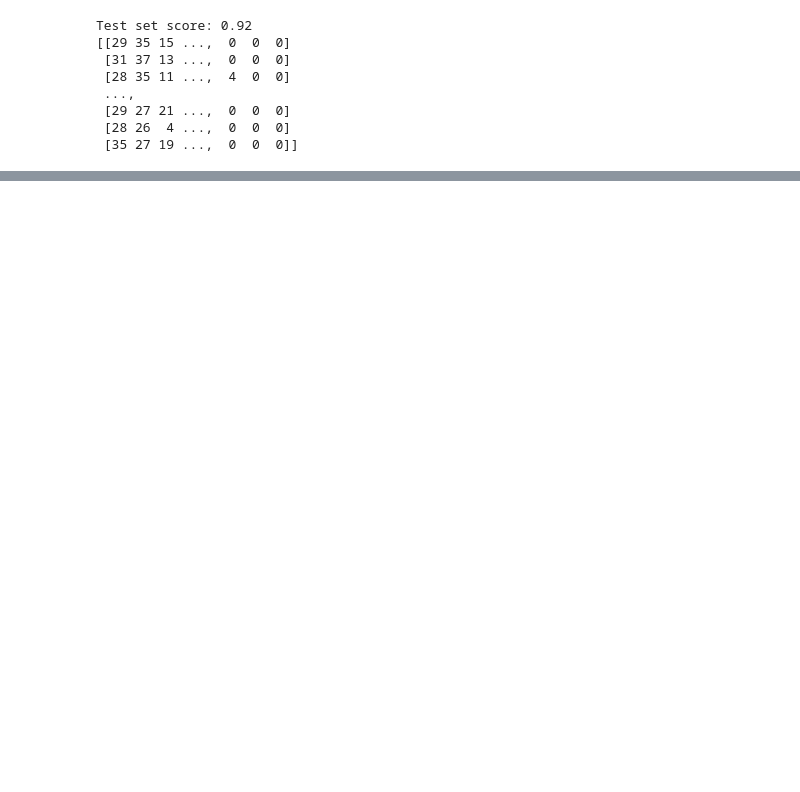
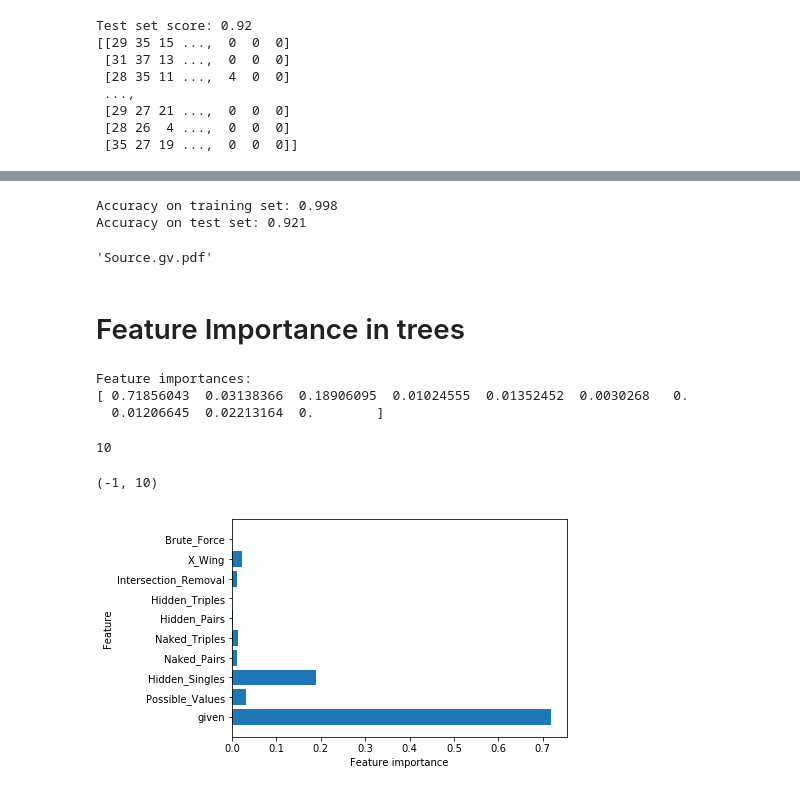
Before and after one commit to David-Lerner/notebooks, a Jupyter notebook: SudokuSQL.ipynb, the cells around one changed output, grey strips where cells are left out. Cells and saved outputs as stored; diff of their text form; code cells hidden in the pictures; blank space fills up the shorter version.

Commit message:
added decision tree, regressions

```diff
--- a/SudokuSQL.ipynb
+++ b/SudokuSQL.ipynb
@@ -4,7 +4,7 @@ import numpy as np
 import pandas as pd
 from IPython.display import display, HTML
 
-DB = '../data/puzzler.db'
+DB = '/Users/enkhturbadamsaikhan/CMPE188Sudoku/SudokuWebRipper/puzzler.db'
 # %%
 def load_sudokus(path):
     conn = sqlite3.connect(path)
@@ -129,0 +156,16 @@ Test set score: 0.92
+# %%
+from sklearn.tree import DecisionTreeClassifier
+
+X_train, X_test, y_train, y_test = train_test_split(
+    dataset['data'], dataset['target'], random_state=0)
+
+#build the tree using the training data
+tree = DecisionTreeClassifier()
+tree.fit(X_train, y_train)
+
+#Print accuracy of the model
+print("Accuracy on training set: {:.3f}".format(tree.score(X_train, y_train)))
+print("Accuracy on test set: {:.3f}".format(tree.score(X_test, y_test)))
+# %% [output]
+Accuracy on training set: 0.998
+Accuracy on test set: 0.921
@@ -129,0 +177,15 @@ Test set score: 0.92
+# %%
+import graphviz
+with open("tree.dot") as f:
+    dot_graph = f.read()
+graphviz.Source(dot_graph).render()
+# %% [output]
+'Source.gv.pdf'
+# %% [markdown]
+# Feature Importance in trees
+# %%
+print("Feature importances:\n{}".format(tree.feature_importances_))
+# %% [output]
+Feature importances:
+[ 0.71856043  0.03138366  0.18906095  0.01024555  0.01352452  0.0030268   0.
+  0.01206645  0.02213164  0.        ]
@@ -129,0 +195,12 @@ Test set score: 0.92
+# %%
+n_features = dataset['data'].shape[1]
+print(n_features)
+plt.barh(range(n_features), tree.feature_importances_, align='center')
+plt.yticks(np.arange(n_features), dataset['feature_names'])
+plt.xlabel("Feature importance")
+plt.ylabel("Feature")
+plt.ylim(-1, n_features)
+# %% [output]
+10
+(-1, 10)
+[figure, added]
```
Also changed, not shown: parts of 23 cells of this notebook, 3 other files.
